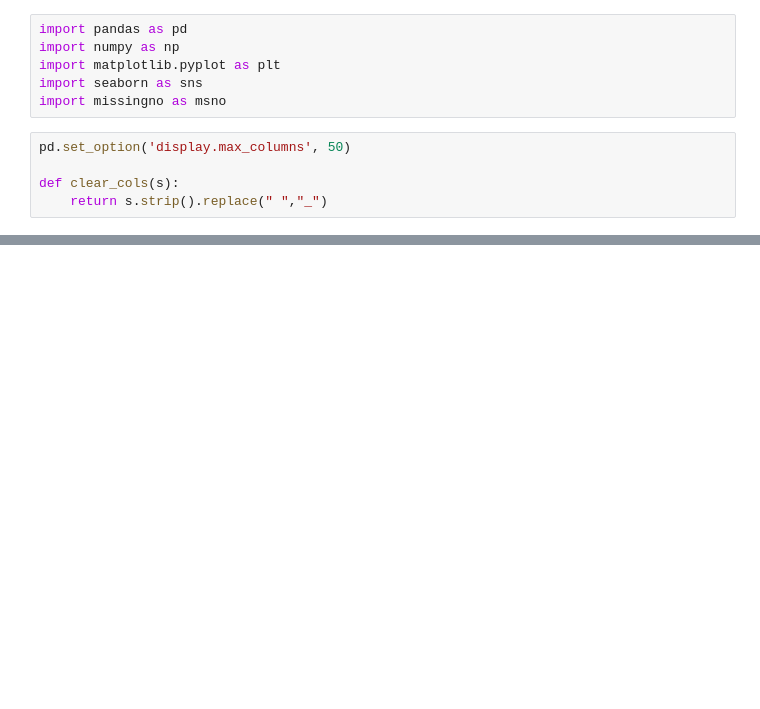
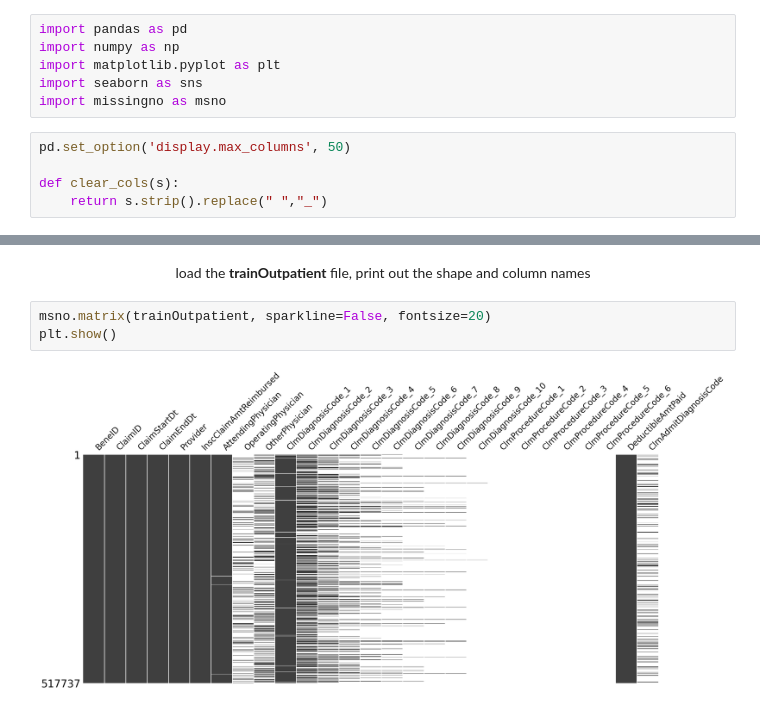
Before and after one commit to ChTomer/MyCapstone, a Jupyter notebook: HealthCareFraudProjectPitch/MergingFile.ipynb, the cells around one changed output, grey strips where cells are left out. Saved outputs shown, nothing was run; the diff lists cells and outputs as text; blank space fills up the shorter version.

```diff
--- a/HealthCareFraudProjectPitch/MergingFile.ipynb
+++ b/HealthCareFraudProjectPitch/MergingFile.ipynb
@@ -17,0 +152,7 @@ FileNotFoundError: [Errno 2] No such file or directory: '../Healthcare Provider
+# %% [markdown]
+<center>load the <b>trainOutpatient</b> file, print out the shape and column names</center>
+# %%
+msno.matrix(trainOutpatient, sparkline=False, fontsize=20)
+plt.show()
+# %% [output]
+[figure, added]
```
Also changed, not shown: parts of 29 cells of this notebook.
